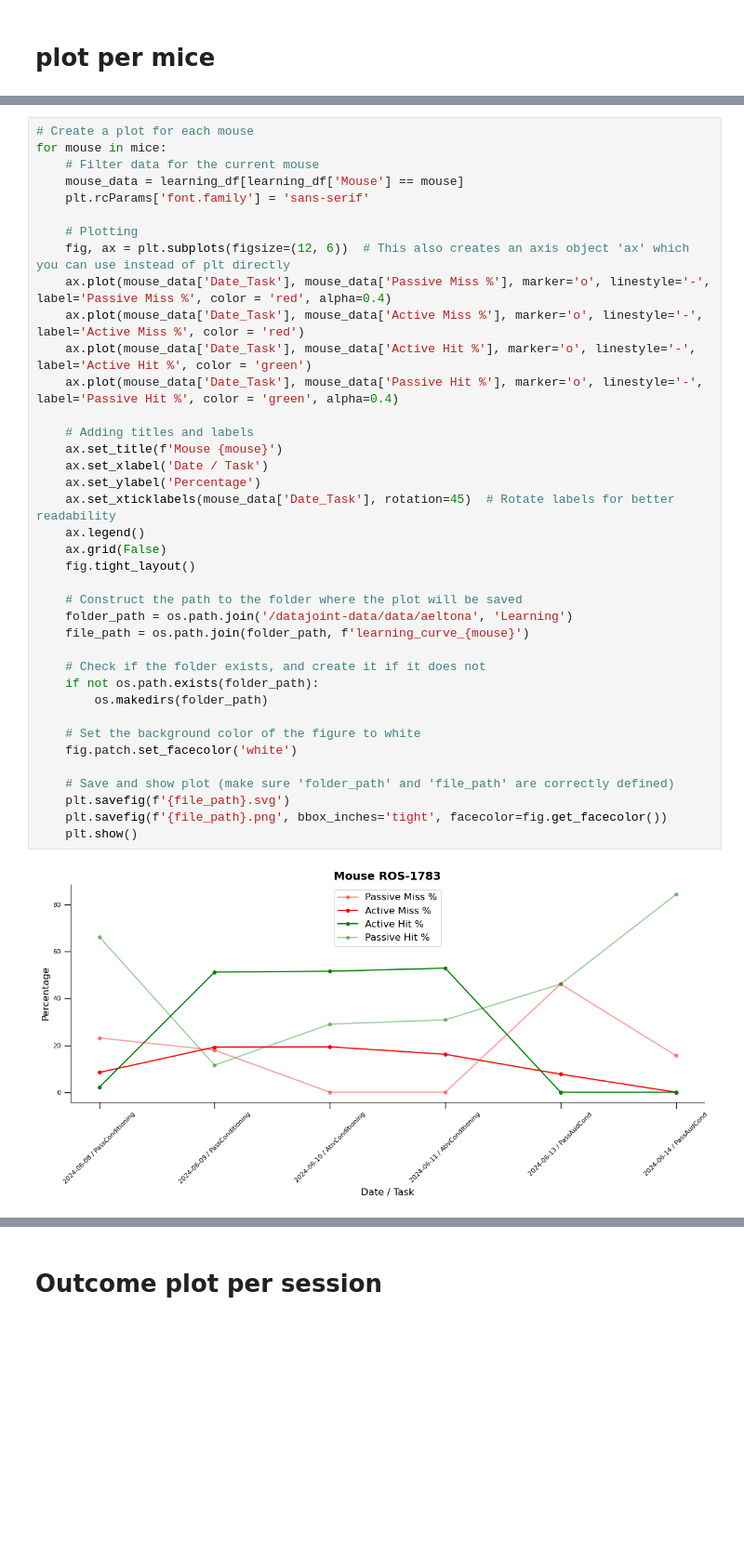
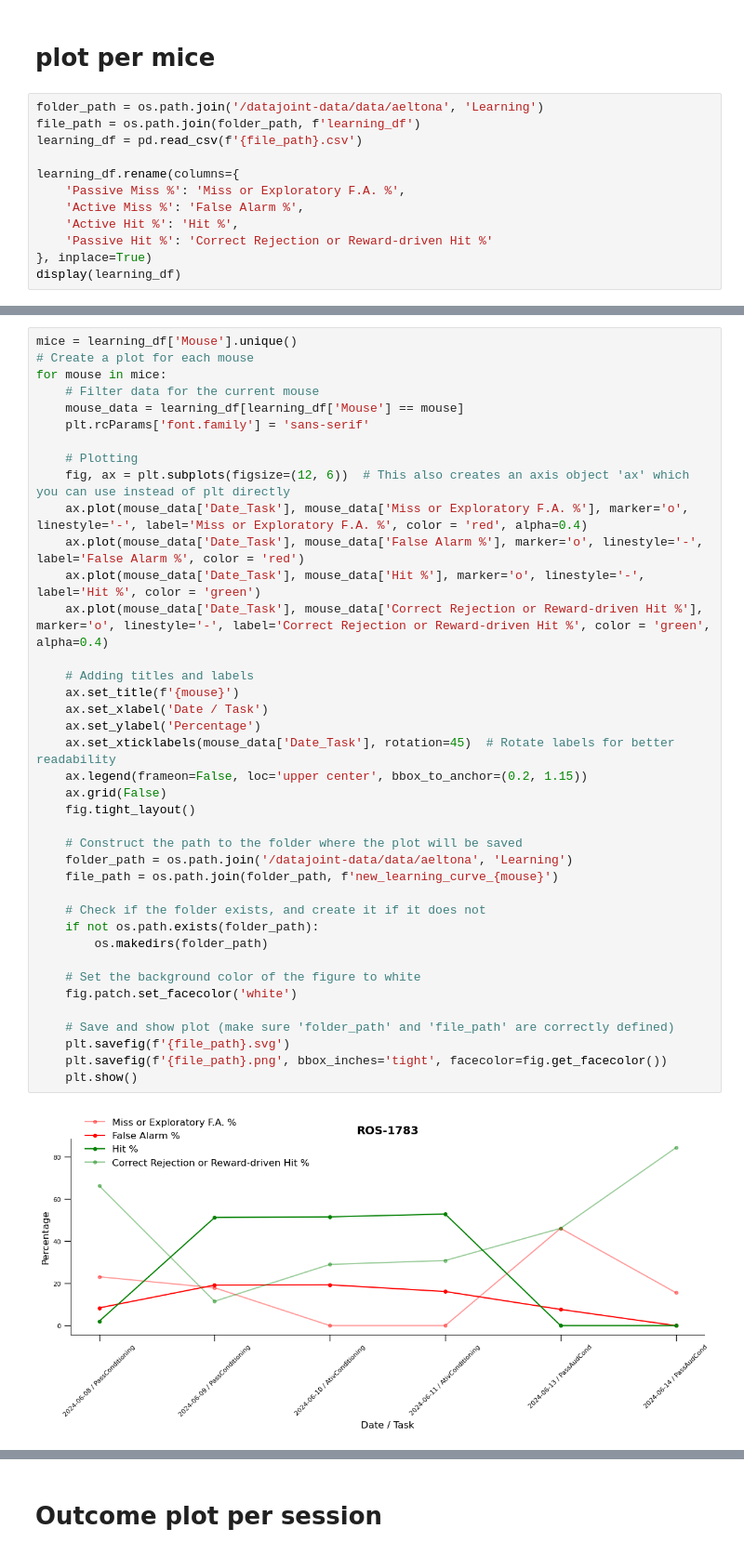
Before and after one commit to aeltonaraujoneuro/wfield, a Jupyter notebook: notebooks/66_Aelton_AUX.ipynb, the cells around one changed output, grey strips where cells are left out. Shown: that part at 93% size. Cells and saved outputs as stored; diff of their text form; blank space fills up the shorter version.

Commit message:
Behavior plots with new terminology

```diff
--- a/notebooks/66_Aelton_AUX.ipynb
+++ b/notebooks/66_Aelton_AUX.ipynb
@@ -693,3 +693,15 @@ if not os.path.exists(folder_path):
 learning_df.to_csv(f'{file_path}.csv', index=False)
 # %% [markdown]
 # plot per mice
+# %%
+folder_path = os.path.join('/datajoint-data/data/aeltona', 'Learning')
+file_path = os.path.join(folder_path, f'learning_df')
+learning_df = pd.read_csv(f'{file_path}.csv')
+
+learning_df.rename(columns={
+    'Passive Miss %': 'Miss or Exploratory F.A. %',
+    'Active Miss %': 'False Alarm %',
+    'Active Hit %': 'Hit %',
+    'Passive Hit %': 'Correct Rejection or Reward-driven Hit %'
+}, inplace=True)
+display(learning_df)
@@ -696,40 +723,41 @@ learning_df.to_csv(f'{file_path}.csv', index=False)
 # %%
+mice = learning_df['Mouse'].unique()
 # Create a plot for each mouse
 for mouse in mice:
     # Filter data for the current mouse
     mouse_data = learning_df[learning_df['Mouse'] == mouse]
     plt.rcParams['font.family'] = 'sans-serif'
 
     # Plotting
     fig, ax = plt.subplots(figsize=(12, 6))  # This also creates an axis object 'ax' which you can use instead of plt directly
-    ax.plot(mouse_data['Date_Task'], mouse_data['Passive Miss %'], marker='o', linestyle='-', label='Passive Miss %', color = 'red', alpha=0.4)
-    ax.plot(mouse_data['Date_Task'], mouse_data['Active Miss %'], marker='o', linestyle='-', label='Active Miss %', color = 'red')
-    ax.plot(mouse_data['Date_Task'], mouse_data['Active Hit %'], marker='o', linestyle='-', label='Active Hit %', color = 'green')
-    ax.plot(mouse_data['Date_Task'], mouse_data['Passive Hit %'], marker='o', linestyle='-', label='Passive Hit %', color = 'green', alpha=0.4)
+    ax.plot(mouse_data['Date_Task'], mouse_data['Miss or Exploratory F.A. %'], marker='o', linestyle='-', label='Miss or Exploratory F.A. %', color = 'red', alpha=0.4)
+    ax.plot(mouse_data['Date_Task'], mouse_data['False Alarm %'], marker='o', linestyle='-', label='False Alarm %', color = 'red')
+    ax.plot(mouse_data['Date_Task'], mouse_data['Hit %'], marker='o', linestyle='-', label='Hit %', color = 'green')
+    ax.plot(mouse_data['Date_Task'], mouse_data['Correct Rejection or Reward-driven Hit %'], marker='o', linestyle='-', label='Correct Rejection or Reward-driven Hit %', color = 'green', alpha=0.4)
 
     # Adding titles and labels
-    ax.set_title(f'Mouse {mouse}')
+    ax.set_title(f'{mouse}')
     ax.set_xlabel('Date / Task')
     ax.set_ylabel('Percentage')
     ax.set_xticklabels(mouse_data['Date_Task'], rotation=45)  # Rotate labels for better readability
-    ax.legend()
+    ax.legend(frameon=False, loc='upper center', bbox_to_anchor=(0.2, 1.15))
     ax.grid(False)
     fig.tight_layout()
 
     # Construct the path to the folder where the plot will be saved
     folder_path = os.path.join('/datajoint-data/data/aeltona', 'Learning')
-    file_path = os.path.join(folder_path, f'learning_curve_{mouse}')
+    file_path = os.path.join(folder_path, f'new_learning_curve_{mouse}')
 
     # Check if the folder exists, and create it if it does not
     if not os.path.exists(folder_path):
         os.makedirs(folder_path)
 
     # Set the background color of the figure to white
     fig.patch.set_facecolor('white')
 
     # Save and show plot (make sure 'folder_path' and 'file_path' are correctly defined)
     plt.savefig(f'{file_path}.svg')
     plt.savefig(f'{file_path}.png', bbox_inches='tight', facecolor=fig.get_facecolor())
     plt.show()
 # %% [output]
-[figure, old version]
+[figure, new version]
```
Also changed, not shown: parts of 2 cells of this notebook, 4 other files.
